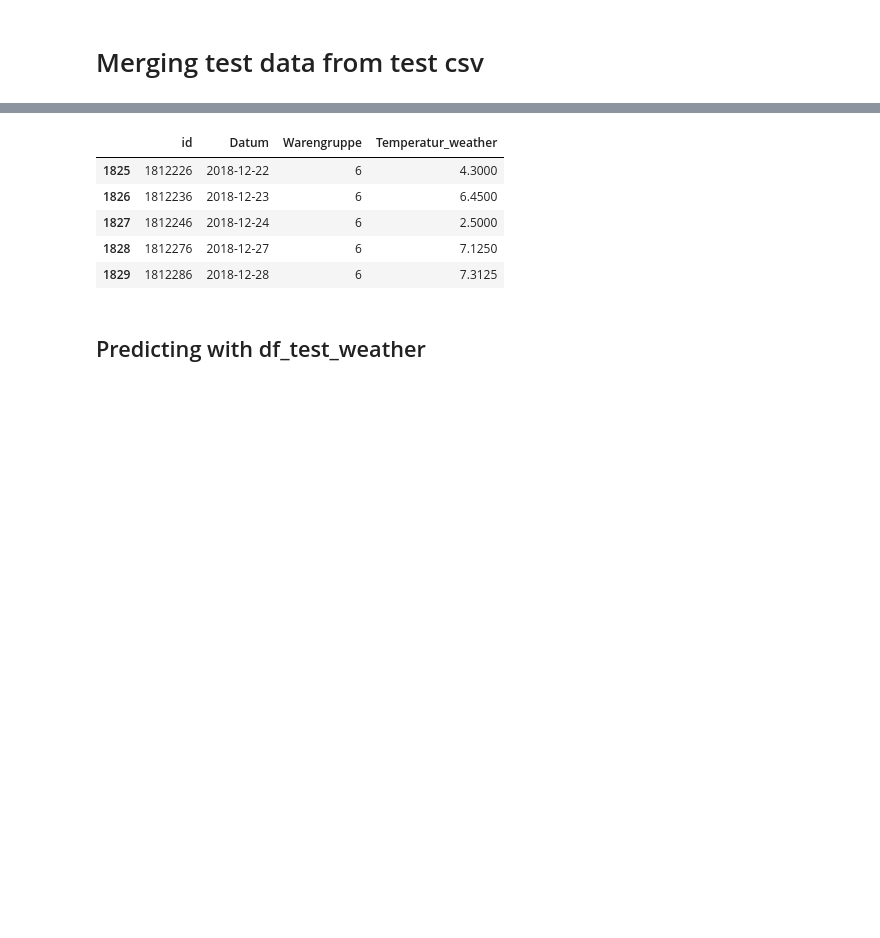
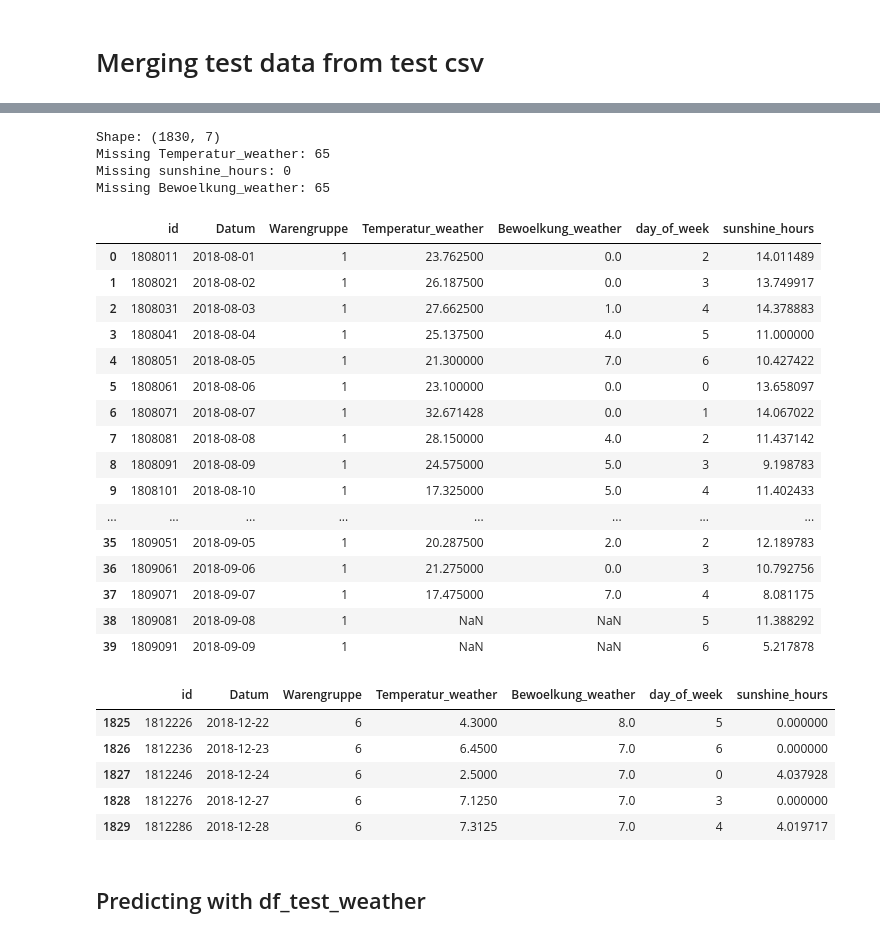
Before and after one commit to Awais16/project_bakery_sales, a Jupyter notebook: yousra_descriptive_stats.ipynb, the cells around one changed output, grey strips where cells are left out. Saved outputs shown, nothing was run; the diff lists cells and outputs as text; code cells hidden in the pictures; blank space fills up the shorter version.

Commit message:
refact: added other colums to df_test_weather

```diff
--- a/yousra_descriptive_stats.ipynb
+++ b/yousra_descriptive_stats.ipynb
@@ -337,14 +379,49 @@ df_weather['Datum'] = pd.to_datetime(df_weather['Datum'], errors='coerce').dt.no
 
 # Left-join temperature from df_weather onto the test DataFrame (keep all test rows)
 df_test_weather = df_test.merge(
-    df_weather[['Datum', 'Temperatur_weather']],
+    df_weather[['Datum', 'Temperatur_weather', 'Bewoelkung_weather']],
     on='Datum',
     how='left'
 )
 
+# now adding day_of_week column
+df_test_weather['day_of_week'] = df_test_weather['Datum'].dt.weekday
+
+# filling sunshine_hours from meteo api
+test_min_date = df_test_weather['Datum'].min()
+test_max_date = df_test_weather['Datum'].max()
+print (f"Fetching weather data from {test_min_date} to {test_max_date}...")
+lat_kiel, lon_kiel = 54.3233, 10.1228
+daily_vars = ['sunshine_duration']
+df_sunshine_date = fetch_open_meteo_daily_range(test_min_date, test_max_date, daily_vars=daily_vars) #defaults to kiel lat/lon
+df_sunshine_date['sunshine_hours'] = df_sunshine_date['sunshine_duration'] / 3600.0
+
+# rename df_sunshine_date column date to Datum for merging
+# drop sunshine_duration column
+df_sunshine_date.drop(columns=['sunshine_duration'],inplace=True)
+df_sunshine_date = df_sunshine_date.rename_axis('Datum').reset_index()
+
+# convert Datum to type datetime
+df_sunshine_date['Datum'] = pd.to_datetime(df_sunshine_date['Datum'], errors='coerce').dt.normalize()
+display(df_sunshine_date.head())
+
+# merge sunshine_hours into df_test_weather
+df_test_weather = df_test_weather.merge(
+    df_sunshine_date[['Datum', 'sunshine_hours']],
+    on='Datum',
+    how='left'
+)
+
+
+
 # Quick sanity checks
 print("Shape:", df_test_weather.shape)
 print("Missing Temperatur_weather:", df_test_weather['Temperatur_weather'].isna().sum())
+#check missing sunshine_hours
+print("Missing sunshine_hours:", df_test_weather['sunshine_hours'].isna().sum())
+#check missing Bewoelkung_weather
+print("Missing Bewoelkung_weather:", df_test_weather['Bewoelkung_weather'].isna().sum())
+
 display(df_test_weather.head())
 display(df_test_weather.tail())
 # %% [output]
@@ -359,6 +435,27 @@ Missing Temperatur_weather: 65
+Shape: (1830, 7)
+Missing Temperatur_weather: 65
+Missing sunshine_hours: 0
+Missing Bewoelkung_weather: 65
-|  | id | Datum | Warengruppe | Temperatur_weather |
-| 1825 | 1812226 | 2018-12-22 | 6 | 4.3000 |
-| 1826 | 1812236 | 2018-12-23 | 6 | 6.4500 |
-| 1827 | 1812246 | 2018-12-24 | 6 | 2.5000 |
-| 1828 | 1812276 | 2018-12-27 | 6 | 7.1250 |
-| 1829 | 1812286 | 2018-12-28 | 6 | 7.3125 |
+|  | id | Datum | Warengruppe | Temperatur_weather | Bewoelkung_weather | day_of_week | sunshine_hours |
+| 0 | 1808011 | 2018-08-01 | 1 | 23.762500 | 0.0 | 2 | 14.011489 |
+| 1 | 1808021 | 2018-08-02 | 1 | 26.187500 | 0.0 | 3 | 13.749917 |
+| 2 | 1808031 | 2018-08-03 | 1 | 27.662500 | 1.0 | 4 | 14.378883 |
+| 3 | 1808041 | 2018-08-04 | 1 | 25.137500 | 4.0 | 5 | 11.000000 |
+| 4 | 1808051 | 2018-08-05 | 1 | 21.300000 | 7.0 | 6 | 10.427422 |
+| 5 | 1808061 | 2018-08-06 | 1 | 23.100000 | 0.0 | 0 | 13.658097 |
+| 6 | 1808071 | 2018-08-07 | 1 | 32.671428 | 0.0 | 1 | 14.067022 |
+| 7 | 1808081 | 2018-08-08 | 1 | 28.150000 | 4.0 | 2 | 11.437142 |
+| 8 | 1808091 | 2018-08-09 | 1 | 24.575000 | 5.0 | 3 | 9.198783 |
+| 9 | 1808101 | 2018-08-10 | 1 | 17.325000 | 5.0 | 4 | 11.402433 |
+| ... | ... | ... | ... | ... | ... | ... | ... |
+| 35 | 1809051 | 2018-09-05 | 1 | 20.287500 | 2.0 | 2 | 12.189783 |
+| 36 | 1809061 | 2018-09-06 | 1 | 21.275000 | 0.0 | 3 | 10.792756 |
+| 37 | 1809071 | 2018-09-07 | 1 | 17.475000 | 7.0 | 4 | 8.081175 |
+| 38 | 1809081 | 2018-09-08 | 1 | NaN | NaN | 5 | 11.388292 |
+| 39 | 1809091 | 2018-09-09 | 1 | NaN | NaN | 6 | 5.217878 |
+|  | id | Datum | Warengruppe | Temperatur_weather | Bewoelkung_weather | day_of_week | sunshine_hours |
+| 1825 | 1812226 | 2018-12-22 | 6 | 4.3000 | 8.0 | 5 | 0.000000 |
+| 1826 | 1812236 | 2018-12-23 | 6 | 6.4500 | 7.0 | 6 | 0.000000 |
+| 1827 | 1812246 | 2018-12-24 | 6 | 2.5000 | 7.0 | 0 | 4.037928 |
+| 1828 | 1812276 | 2018-12-27 | 6 | 7.1250 | 7.0 | 3 | 0.000000 |
+| 1829 | 1812286 | 2018-12-28 | 6 | 7.3125 | 7.0 | 4 | 4.019717 |
```
Also changed, not shown: parts of 9 cells of this notebook.
